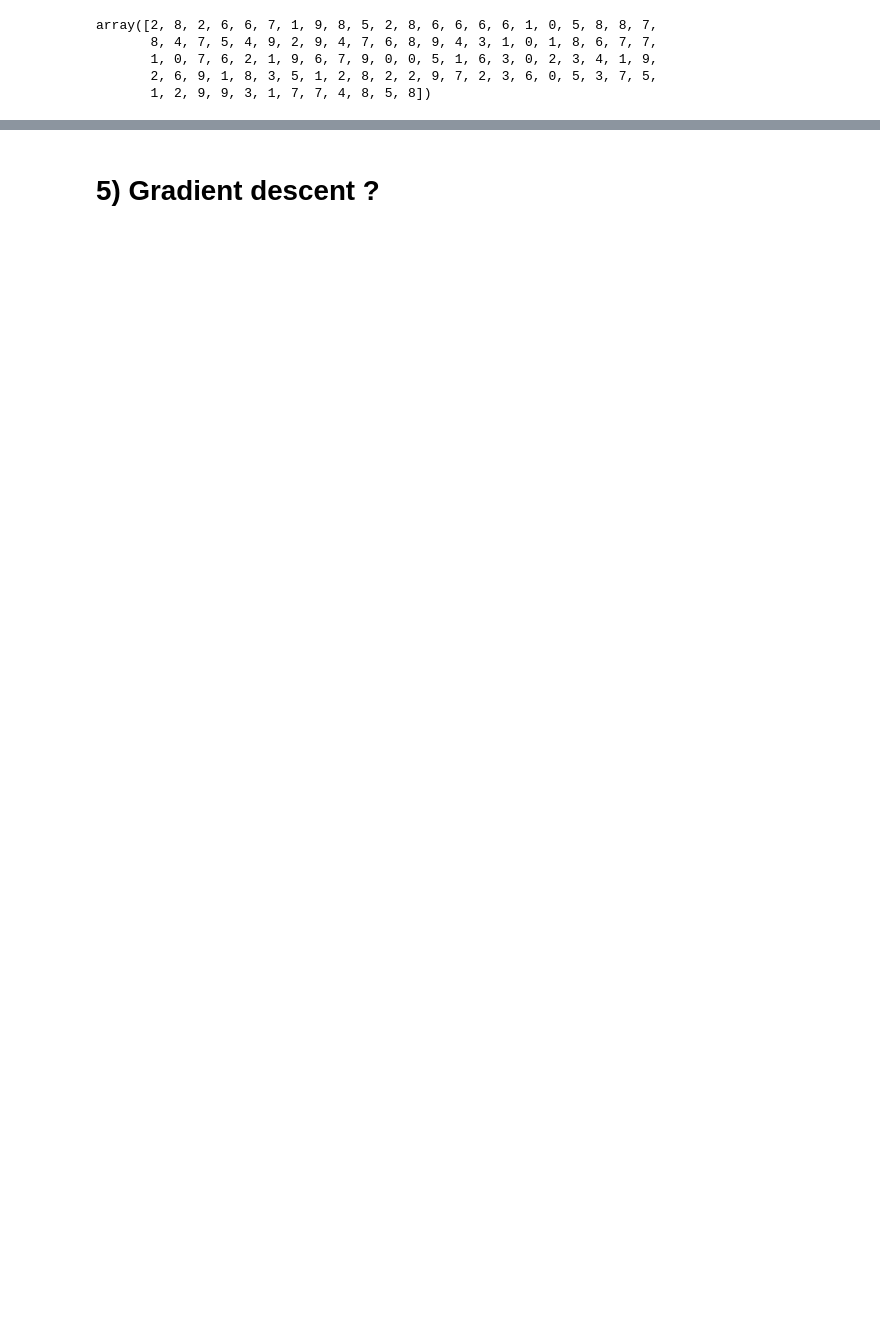
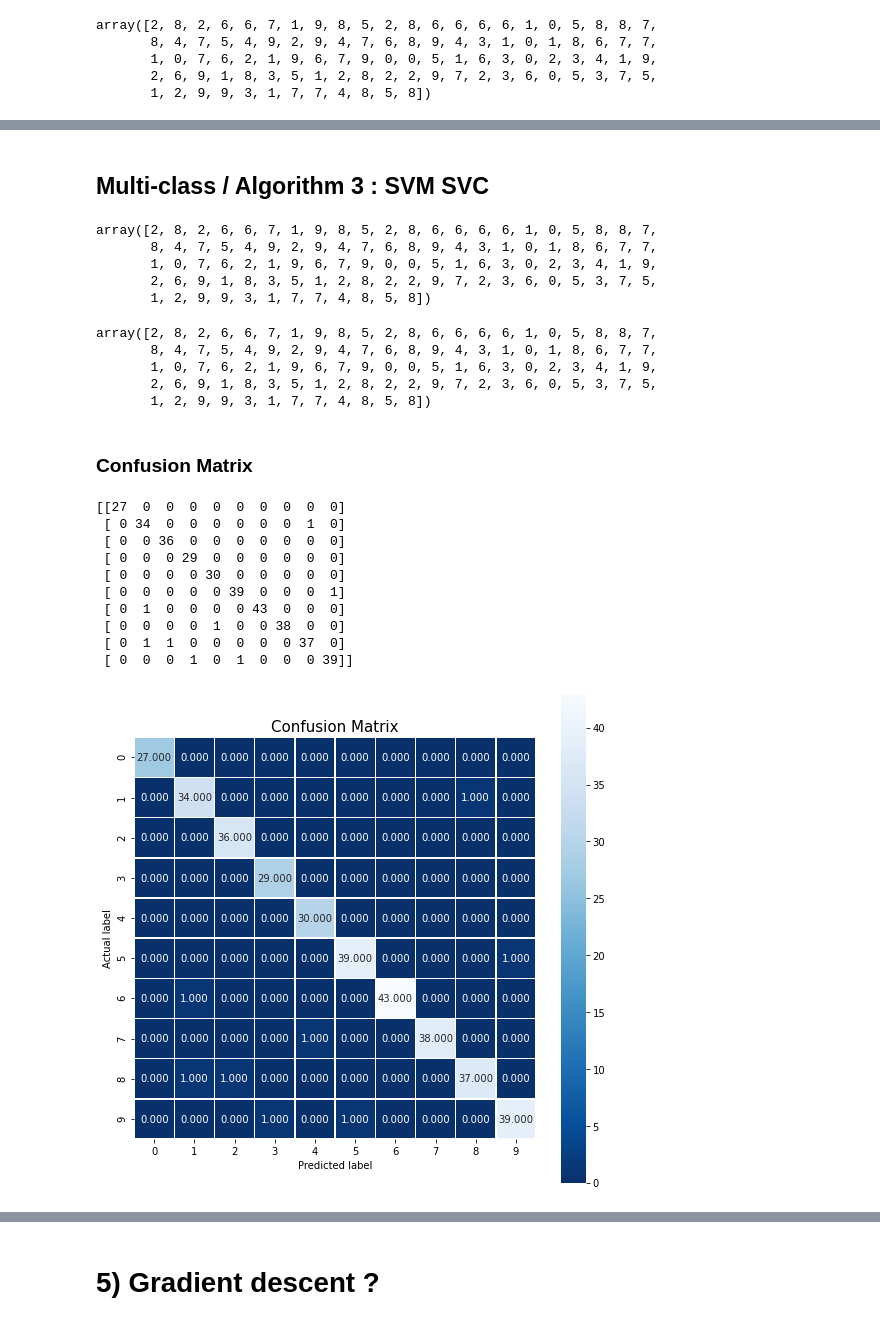
Before and after one commit to Ludo-R/brief-24-11-detectHandWritten, a Jupyter notebook: detect-hand-written.ipynb, the cells around one changed output, grey strips where cells are left out. Cells and saved outputs as stored; diff of their text form; code cells hidden in the pictures; blank space fills up the shorter version.

```diff
--- a/detect-hand-written.ipynb
+++ b/detect-hand-written.ipynb
@@ -218,0 +534,57 @@ print(accuracy_score(y_test, predictions))
+# %% [markdown]
+## Multi-class / Algorithm 3 : SVM SVC
+# %%
+y = digits.target
+x = digits.images.reshape((len(digits.images), -1))
+
+x_train, x_test, y_train, y_test = train_test_split(x, y, test_size=0.20, random_state=0)
+
+from sklearn import svm
+
+
+clf = svm.SVC(kernel='linear')
+
+
+clf.fit(x_train, y_train)
+
+predictions = clf.predict(x_test)
+
+predictions[:100]
+# %% [output]
+array([2, 8, 2, 6, 6, 7, 1, 9, 8, 5, 2, 8, 6, 6, 6, 6, 1, 0, 5, 8, 8, 7,
+       8, 4, 7, 5, 4, 9, 2, 9, 4, 7, 6, 8, 9, 4, 3, 1, 0, 1, 8, 6, 7, 7,
+       1, 0, 7, 6, 2, 1, 9, 6, 7, 9, 0, 0, 5, 1, 6, 3, 0, 2, 3, 4, 1, 9,
+       2, 6, 9, 1, 8, 3, 5, 1, 2, 8, 2, 2, 9, 7, 2, 3, 6, 0, 5, 3, 7, 5,
+       1, 2, 9, 9, 3, 1, 7, 7, 4, 8, 5, 8])
+# %%
+y_test[:100]
+# %% [output]
+array([2, 8, 2, 6, 6, 7, 1, 9, 8, 5, 2, 8, 6, 6, 6, 6, 1, 0, 5, 8, 8, 7,
+       8, 4, 7, 5, 4, 9, 2, 9, 4, 7, 6, 8, 9, 4, 3, 1, 0, 1, 8, 6, 7, 7,
+       1, 0, 7, 6, 2, 1, 9, 6, 7, 9, 0, 0, 5, 1, 6, 3, 0, 2, 3, 4, 1, 9,
+       2, 6, 9, 1, 8, 3, 5, 1, 2, 8, 2, 2, 9, 7, 2, 3, 6, 0, 5, 3, 7, 5,
+       1, 2, 9, 9, 3, 1, 7, 7, 4, 8, 5, 8])
+# %% [markdown]
+### Confusion Matrix
+# %%
+cm2 = metrics.confusion_matrix(y_test, predictions)
+print(cm2)
+
+
+plt.figure(figsize=(9,9))
+sns.heatmap(cm2, annot=True, fmt=".3f", linewidths=.5, square = True, cmap = 'Blues_r');
+plt.ylabel('Actual label');
+plt.xlabel('Predicted label');
+plt.title("Confusion Matrix", size = 15);
+# %% [output]
+[[27  0  0  0  0  0  0  0  0  0]
+ [ 0 34  0  0  0  0  0  0  1  0]
+ [ 0  0 36  0  0  0  0  0  0  0]
+ [ 0  0  0 29  0  0  0  0  0  0]
+ [ 0  0  0  0 30  0  0  0  0  0]
+ [ 0  0  0  0  0 39  0  0  0  1]
+ [ 0  1  0  0  0  0 43  0  0  0]
+ [ 0  0  0  0  1  0  0 38  0  0]
+ [ 0  1  1  0  0  0  0  0 37  0]
+ [ 0  0  0  1  0  1  0  0  0 39]]
+[figure, added]
```
Also changed, not shown: parts of 49 cells of this notebook.
